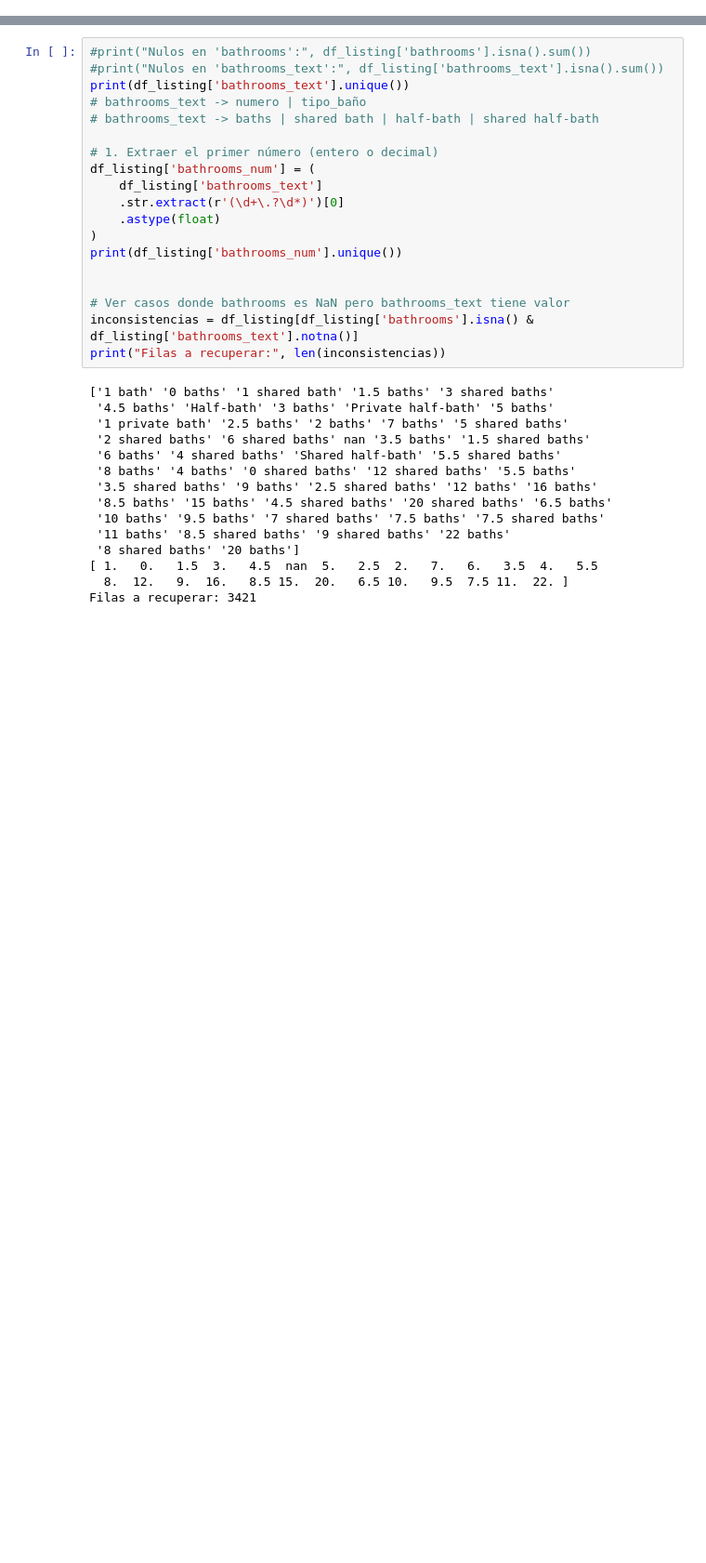
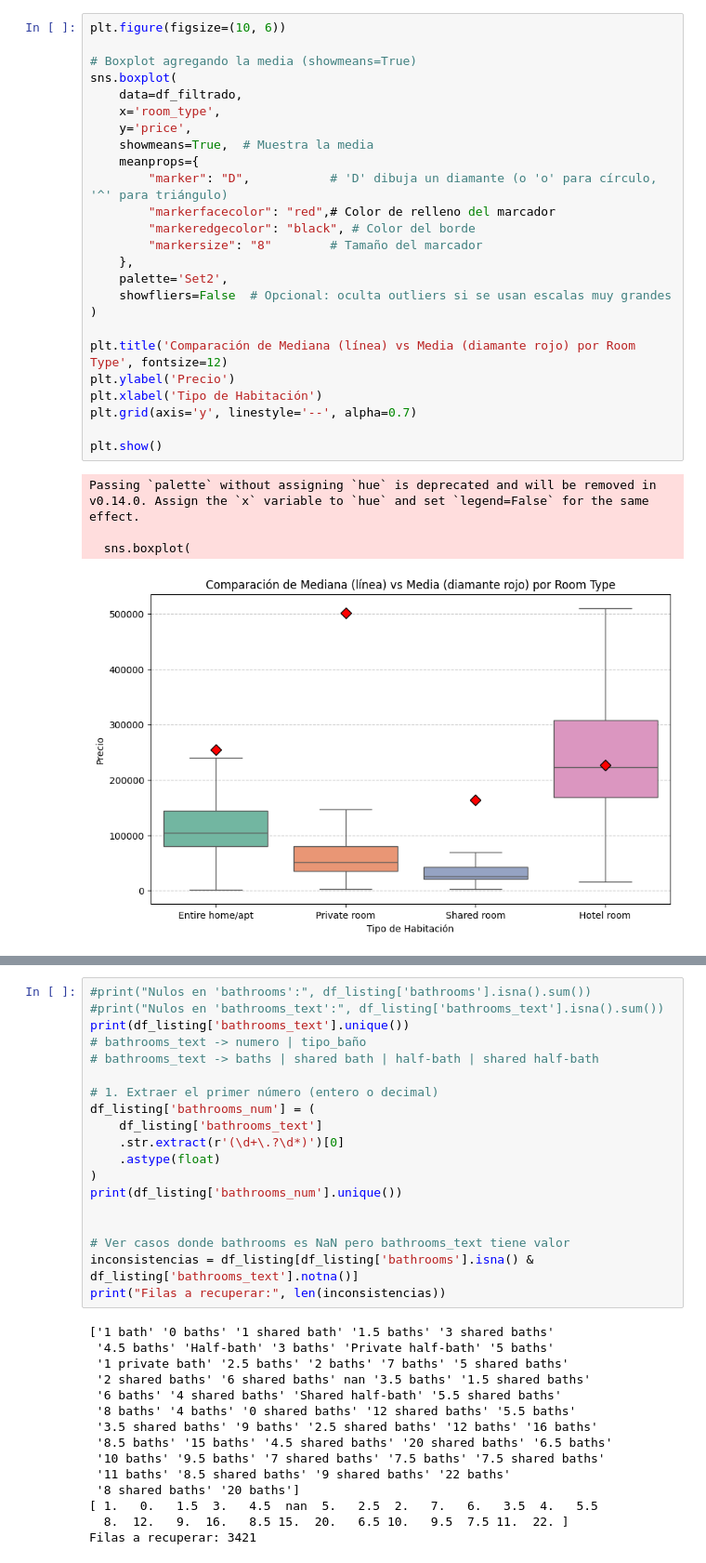
Before and after one commit to ClariflaroCode/TP_fundamentos_grupo30_airbnb, a Jupyter notebook: Entrega.ipynb, the cells around one changed output, grey strips where cells are left out. Shown at 93% size. Saved outputs shown, nothing was run; the diff lists cells and outputs as text; blank space fills up the shorter version.

```diff
--- a/Entrega.ipynb
+++ b/Entrega.ipynb
@@ -34,0 +132,30 @@ dtype: int64
+# %%
+plt.figure(figsize=(10, 6))
+
+# Boxplot agregando la media (showmeans=True)
+sns.boxplot(
+    data=df_filtrado,
+    x='room_type',
+    y='price',
+    showmeans=True,  # Muestra la media
+    meanprops={
+        "marker": "D",           # 'D' dibuja un diamante (o 'o' para círculo, '^' para triángulo)
+        "markerfacecolor": "red",# Color de relleno del marcador
+        "markeredgecolor": "black", # Color del borde
+        "markersize": "8"        # Tamaño del marcador
+    },
+    palette='Set2',
+    showfliers=False  # Opcional: oculta outliers si se usan escalas muy grandes
+)
+
+plt.title('Comparación de Mediana (línea) vs Media (diamante rojo) por Room Type', fontsize=12)
+plt.ylabel('Precio')
+plt.xlabel('Tipo de Habitación')
+plt.grid(axis='y', linestyle='--', alpha=0.7)
+
+plt.show()
+# %% [output]
+Passing `palette` without assigning `hue` is deprecated and will be removed in v0.14.0. Assign the `x` variable to `hue` and set `legend=False` for the same effect.
+
+  sns.boxplot(
+[figure, added]
```
Also changed, not shown: parts of 13 cells of this notebook.
